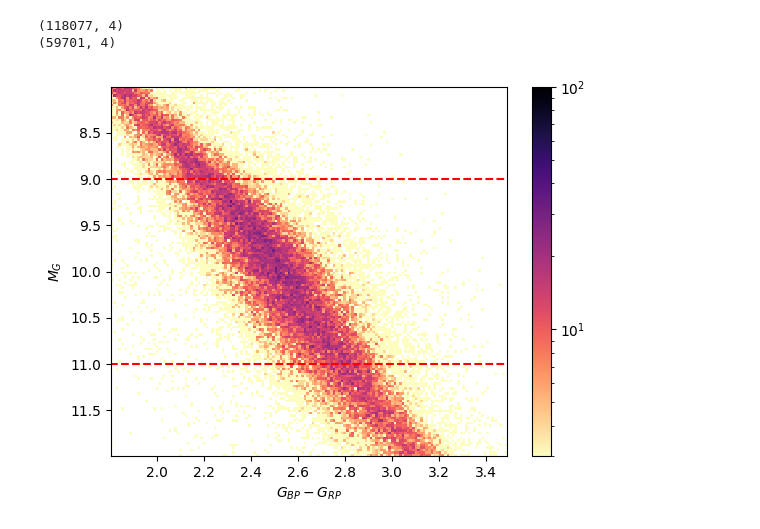
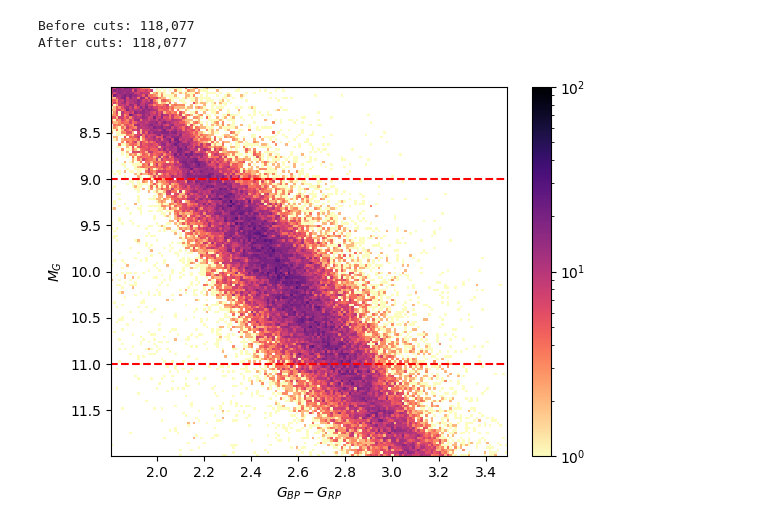
Before and after one commit to Beanz-lab/Astron1120_Final, a Jupyter notebook: proj.ipynb, the cells around one changed output. Drawn from its saved outputs; the diff is of its cells as text; code cells hidden in the pictures.

Commit message:
rm excess data, updates to proj.

```diff
--- a/proj.ipynb
+++ b/proj.ipynb
@@ -4,38 +4,44 @@ import pandas as pd
 import numpy as np
 # %%
 data = pd.read_csv('data/gaiadr3_color_mag.csv').dropna()
+
 data['Abs_mag'] = data['phot_g_mean_mag'] - 5*np.log10(data['distance_gspphot'])+5
-print(data.shape)
+print(f"Before cuts: {data.shape[0]:,}")
 
+# Cuts as described in eq. (11) of Lindergen et al.
+# (https://arxiv.org/abs/1804.09366) to go here.
+...
+print(f"After cuts: {data.shape[0]:,}")
+
+
+# Color and mag cuts not to be included in cut count. Only matters for plotting purposes
 color_cuts=(1.8, 3.5)
 mag_cuts=(8,12)
 data = data.where(
     (data['bp_rp']>color_cuts[0]) & (data['bp_rp']<color_cuts[1]) &
     (data['Abs_mag']>mag_cuts[0]) & (data['Abs_mag']<mag_cuts[1])
 ).dropna()
-
-print(data.shape)
 # %% [output]
-(118077, 4)
-(59701, 4)
+Before cuts: 118,077
+After cuts: 118,077
 # %%
 from matplotlib.colors import LogNorm
 from matplotlib import colormaps
 fig, ax = plt.subplots()
 
 cmap = colormaps['magma'].reversed()
 
-h = ax.hist2d(data['bp_rp'], data['Abs_mag'], bins=150, cmap=cmap, norm=LogNorm(vmin=3e0, vmax=1e2))#, vmin=0, vmax=10)
+h = ax.hist2d(data['bp_rp'], data['Abs_mag'], bins=150, cmap=cmap, norm=LogNorm(vmin=1e0, vmax=1e2))#, vmin=0, vmax=10)
 ax.plot([color_cuts[0], color_cuts[1]], [9,9], 'r--')
 ax.plot([color_cuts[0], color_cuts[1]], [11,11], 'r--')
 ax.invert_yaxis()
 
 ax.set(
     xlabel=r'$G_{BP} - G_{RP}$',
     ylabel=r'$M_G$'
 )
 
 fig.colorbar(h[3], ax=ax)
 plt.show()
 # %% [output]
-[figure, old version]
+[figure, new version]
```
Also changed, not shown: 2 other files.
